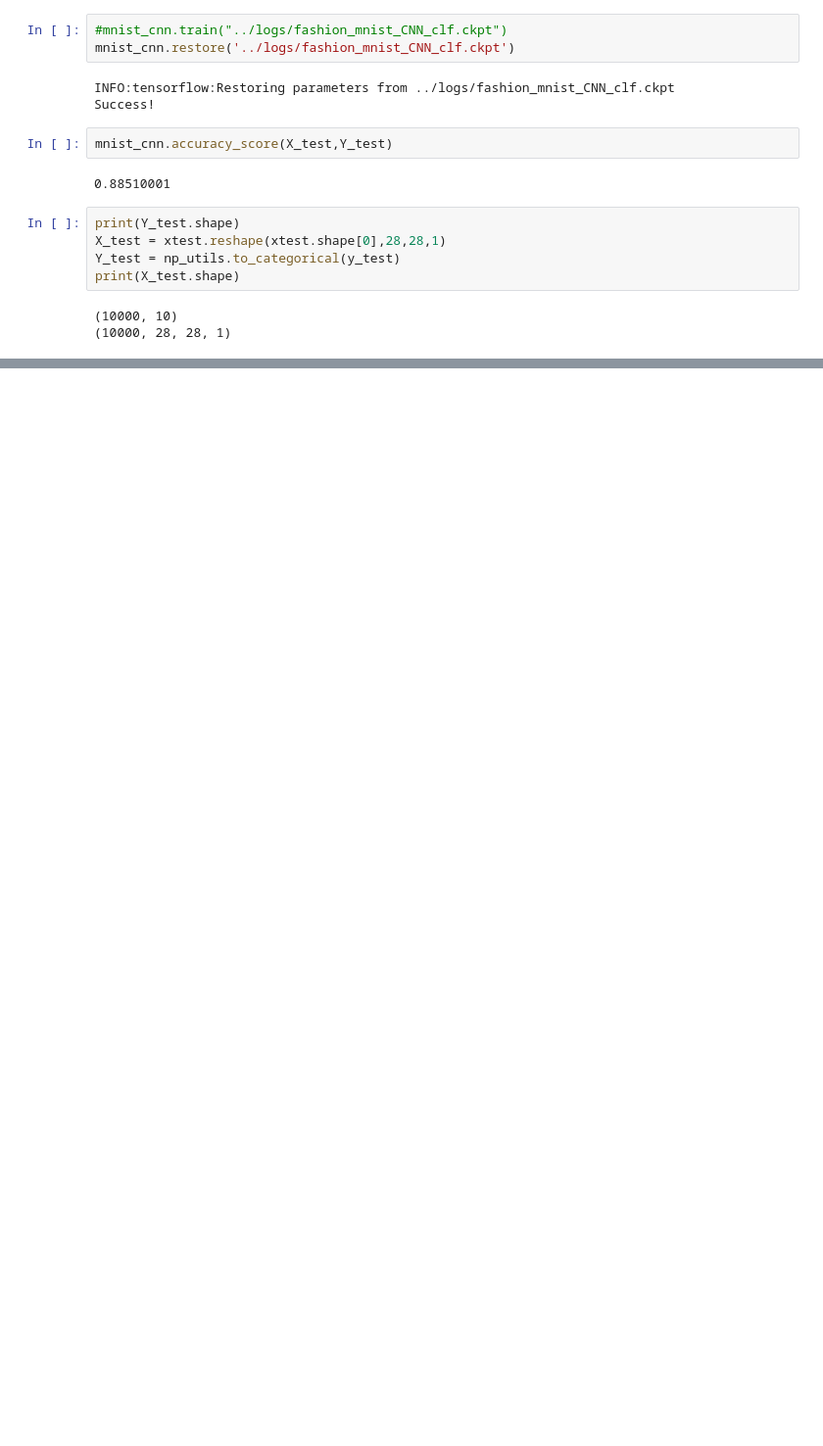
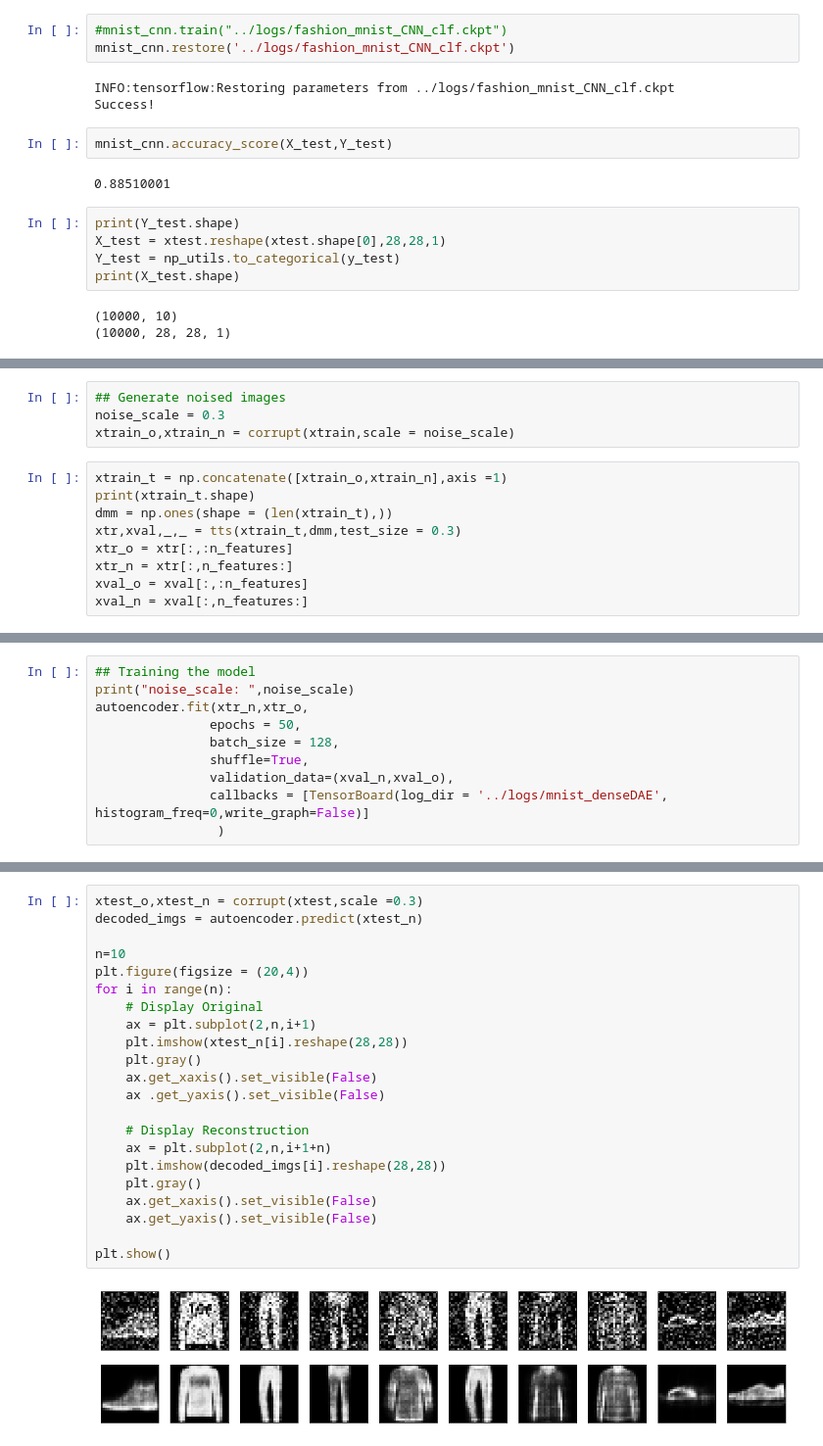
Before and after one commit to psr6275/Projected-Autoencoder, a Jupyter notebook: jupyter/PAE_main_adv.ipynb, the cells around one changed output, grey strips where cells are left out. Shown at 98% size. Cells and saved outputs as stored; diff of their text form; blank space fills up the shorter version.

```diff
--- a/jupyter/PAE_main_adv.ipynb
+++ b/jupyter/PAE_main_adv.ipynb
@@ -127,0 +147,13 @@ NameError: name 'dimx' is not defined
+# %%
+## Generate noised images
+noise_scale = 0.3
+xtrain_o,xtrain_n = corrupt(xtrain,scale = noise_scale)
+# %%
+xtrain_t = np.concatenate([xtrain_o,xtrain_n],axis =1)
+print(xtrain_t.shape)
+dmm = np.ones(shape = (len(xtrain_t),))
+xtr,xval,_,_ = tts(xtrain_t,dmm,test_size = 0.3)
+xtr_o = xtr[:,:n_features]
+xtr_n = xtr[:,n_features:]
+xval_o = xval[:,:n_features]
+xval_n = xval[:,n_features:]
@@ -127,0 +162,10 @@ NameError: name 'dimx' is not defined
+# %%
+## Training the model
+print("noise_scale: ",noise_scale)
+autoencoder.fit(xtr_n,xtr_o,
+               epochs = 50,
+               batch_size = 128,
+               shuffle=True,
+               validation_data=(xval_n,xval_o),
+               callbacks = [TensorBoard(log_dir = '../logs/mnist_denseDAE', histogram_freq=0,write_graph=False)]
+                )
@@ -127,0 +191,24 @@ NameError: name 'dimx' is not defined
+# %%
+xtest_o,xtest_n = corrupt(xtest,scale =0.3)
+decoded_imgs = autoencoder.predict(xtest_n)
+
+n=10
+plt.figure(figsize = (20,4))
+for i in range(n):
+    # Display Original
+    ax = plt.subplot(2,n,i+1)
+    plt.imshow(xtest_n[i].reshape(28,28))
+    plt.gray()
+    ax.get_xaxis().set_visible(False)
+    ax .get_yaxis().set_visible(False)
+
+    # Display Reconstruction
+    ax = plt.subplot(2,n,i+1+n)
+    plt.imshow(decoded_imgs[i].reshape(28,28))
+    plt.gray()
+    ax.get_xaxis().set_visible(False)
+    ax.get_yaxis().set_visible(False)
+
+plt.show()
+# %% [output]
+[figure, added]
```
Also changed, not shown: parts of 21 cells of this notebook, 3 other files.
